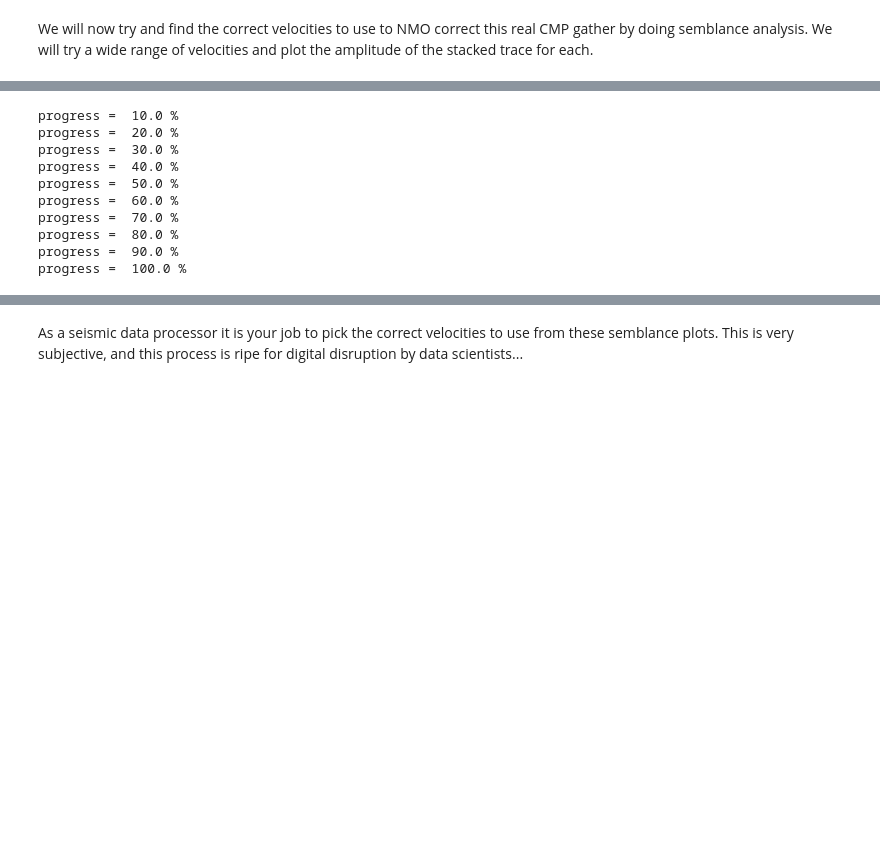
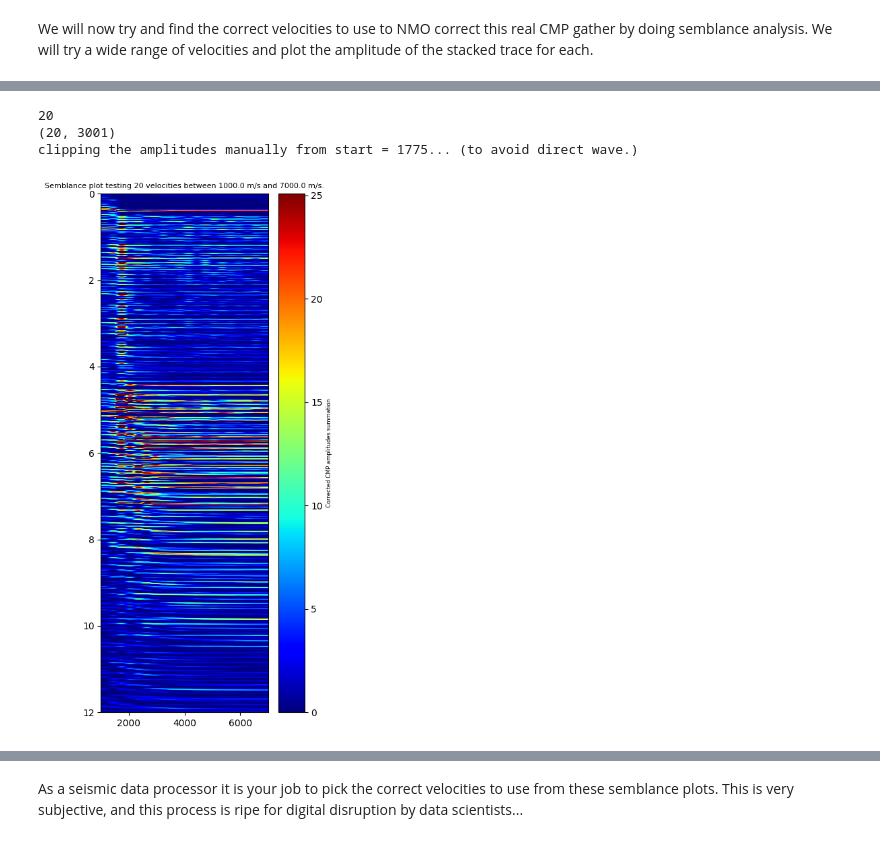
Before and after one commit to edsml-ds423/edsml-environmental-data, a Jupyter notebook: seismic_materials/Exercises/Day1/Ex2_Bonus.ipynb, the cells around one changed output, grey strips where cells are left out. Drawn from its saved outputs; the diff is of its cells as text; code cells hidden in the pictures; blank space fills up the shorter version.

```diff
--- a/seismic_materials/Exercises/Day1/Ex2_Bonus.ipynb
+++ b/seismic_materials/Exercises/Day1/Ex2_Bonus.ipynb
@@ -70,19 +95,41 @@ We will now try and find the correct velocities to use to NMO correct this real
+# %%
+num_velocities_to_test = 20
+V_test = np.linspace(1000, 7000, num_velocities_to_test)  # V testing range: [minimum velocity, maximum velocity, number of intervals/steps]
+
+print(len(V_test))
+
+amplitudes = seis.semblance(vs=V_test,
+                            cmp=cmp,
+                            dt=dt,
+                            offsets=offsets,
+                            ts=times)
+
+print(amplitudes.shape)
+
+print(f"clipping the amplitudes manually from start = {start}... (to avoid direct wave.)")
+amplitudes_to_plot = np.swapaxes(amplitudes, 0, 1)[start:, :].clip(0, np.max(amplitudes)) # starting at T > direct wave and also setting all negative amplitudes to 0
+
+fig, ax = plt.subplots(figsize=(4, 10))
+obj = ax.imshow(X=amplitudes_to_plot,
+                extent=[np.min(V_test), np.max(V_test), np.max(times), 0],
+                aspect="auto",
+                cmap='jet',
+                vmin=vmin,
+                vmax=vmax
+                )
+
+ax.set_title(f'Semblance plot testing {len(V_test)} velocities between {np.min(V_test)} m/s and {np.max(V_test)} m/s.', fontsize=8)
+fig.colorbar(obj, ax=ax, shrink=1).set_label(label = 'Corrected CMP amplitudes summation', size=6)
+# %% [output]
+20
+(20, 3001)
+clipping the amplitudes manually from start = 1775... (to avoid direct wave.)
+[figure, added]
 # %%
 num = 10 # number of velocities to be test (semblance plot resolution)
 v_test = np.linspace(1000, 4000, num) # V testing range: [minimum velocity, maximum velocity, number of intervals in between]
-amp_store = seis.semblance(v_test, cmp, dt, offsets, times, verbose = True)
+amp_store = seis.semblance(v_test, cmp, dt, offsets, times) # , verbose = True)
 amp_store = np.array(amp_store)
-# %% [output]
-progress =  10.0 %
-progress =  20.0 %
-progress =  30.0 %
-progress =  40.0 %
-progress =  50.0 %
-progress =  60.0 %
-progress =  70.0 %
-progress =  80.0 %
-progress =  90.0 %
-progress =  100.0 %
 # %%
 # visualise semblance plot
 
```
Also changed, not shown: parts of 9 cells of this notebook, 1 other file.
